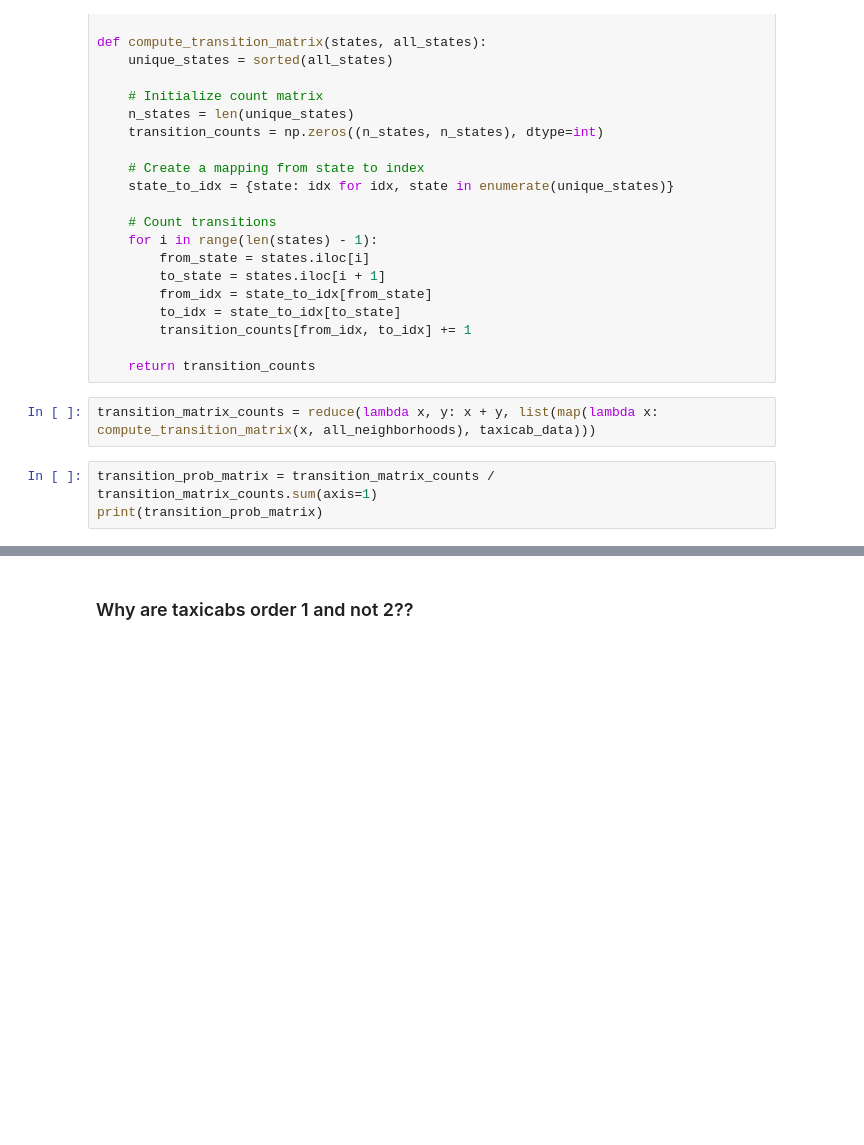
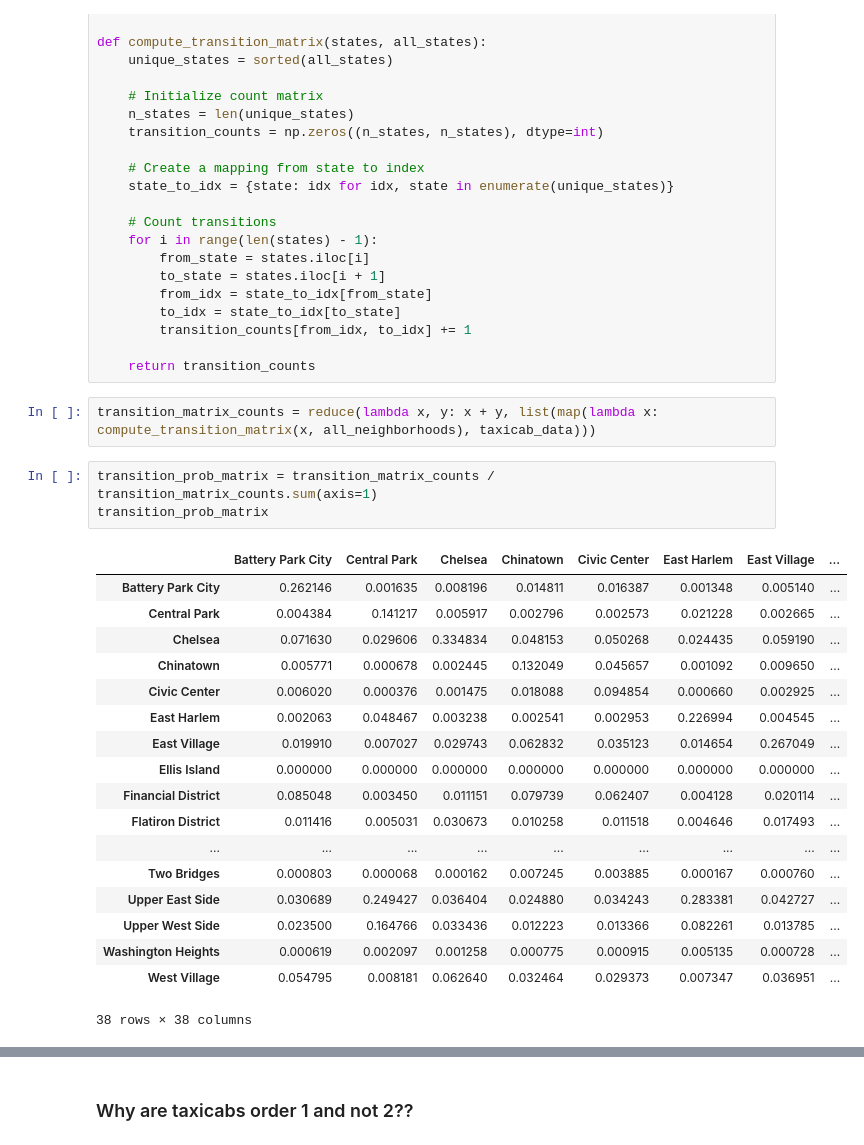
Before and after one commit to caroline-kranefuss/understanding_uncertainty_assignments_group_one, a Jupyter notebook: assignment_5.ipynb, the cells around one changed output, grey strips where cells are left out. Cells and saved outputs as stored; diff of their text form; blank space fills up the shorter version.

```diff
--- a/assignment_5.ipynb
+++ b/assignment_5.ipynb
@@ -387,5 +397,24 @@ def compute_transition_matrix(states, all_states):
 transition_matrix_counts = reduce(lambda x, y: x + y, list(map(lambda x: compute_transition_matrix(x, all_neighborhoods), taxicab_data)))
 # %%
 transition_prob_matrix = transition_matrix_counts / transition_matrix_counts.sum(axis=1)
-print(transition_prob_matrix)
+transition_prob_matrix
+# %% [output]
+|  | Battery Park City | Central Park | Chelsea | Chinatown | Civic Center | East Harlem | East Village | ... |
+| Battery Park City | 0.262146 | 0.001635 | 0.008196 | 0.014811 | 0.016387 | 0.001348 | 0.005140 | ... |
+| Central Park | 0.004384 | 0.141217 | 0.005917 | 0.002796 | 0.002573 | 0.021228 | 0.002665 | ... |
+| Chelsea | 0.071630 | 0.029606 | 0.334834 | 0.048153 | 0.050268 | 0.024435 | 0.059190 | ... |
+| Chinatown | 0.005771 | 0.000678 | 0.002445 | 0.132049 | 0.045657 | 0.001092 | 0.009650 | ... |
+| Civic Center | 0.006020 | 0.000376 | 0.001475 | 0.018088 | 0.094854 | 0.000660 | 0.002925 | ... |
+| East Harlem | 0.002063 | 0.048467 | 0.003238 | 0.002541 | 0.002953 | 0.226994 | 0.004545 | ... |
+| East Village | 0.019910 | 0.007027 | 0.029743 | 0.062832 | 0.035123 | 0.014654 | 0.267049 | ... |
+| Ellis Island | 0.000000 | 0.000000 | 0.000000 | 0.000000 | 0.000000 | 0.000000 | 0.000000 | ... |
+| Financial District | 0.085048 | 0.003450 | 0.011151 | 0.079739 | 0.062407 | 0.004128 | 0.020114 | ... |
+| Flatiron District | 0.011416 | 0.005031 | 0.030673 | 0.010258 | 0.011518 | 0.004646 | 0.017493 | ... |
+| ... | ... | ... | ... | ... | ... | ... | ... | ... |
+| Two Bridges | 0.000803 | 0.000068 | 0.000162 | 0.007245 | 0.003885 | 0.000167 | 0.000760 | ... |
+| Upper East Side | 0.030689 | 0.249427 | 0.036404 | 0.024880 | 0.034243 | 0.283381 | 0.042727 | ... |
+| Upper West Side | 0.023500 | 0.164766 | 0.033436 | 0.012223 | 0.013366 | 0.082261 | 0.013785 | ... |
+| Washington Heights | 0.000619 | 0.002097 | 0.001258 | 0.000775 | 0.000915 | 0.005135 | 0.000728 | ... |
+| West Village | 0.054795 | 0.008181 | 0.062640 | 0.032464 | 0.029373 | 0.007347 | 0.036951 | ... |
+38 rows × 38 columns
 # %%
```
Also changed, not shown: parts of 9 cells of this notebook.
